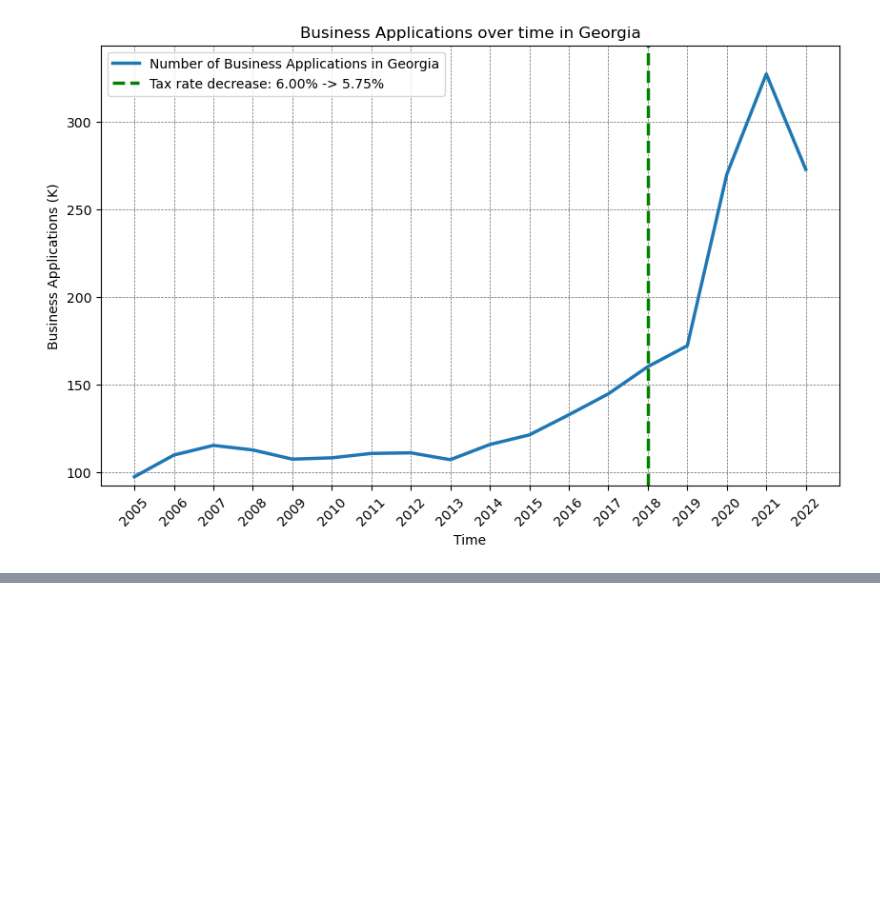
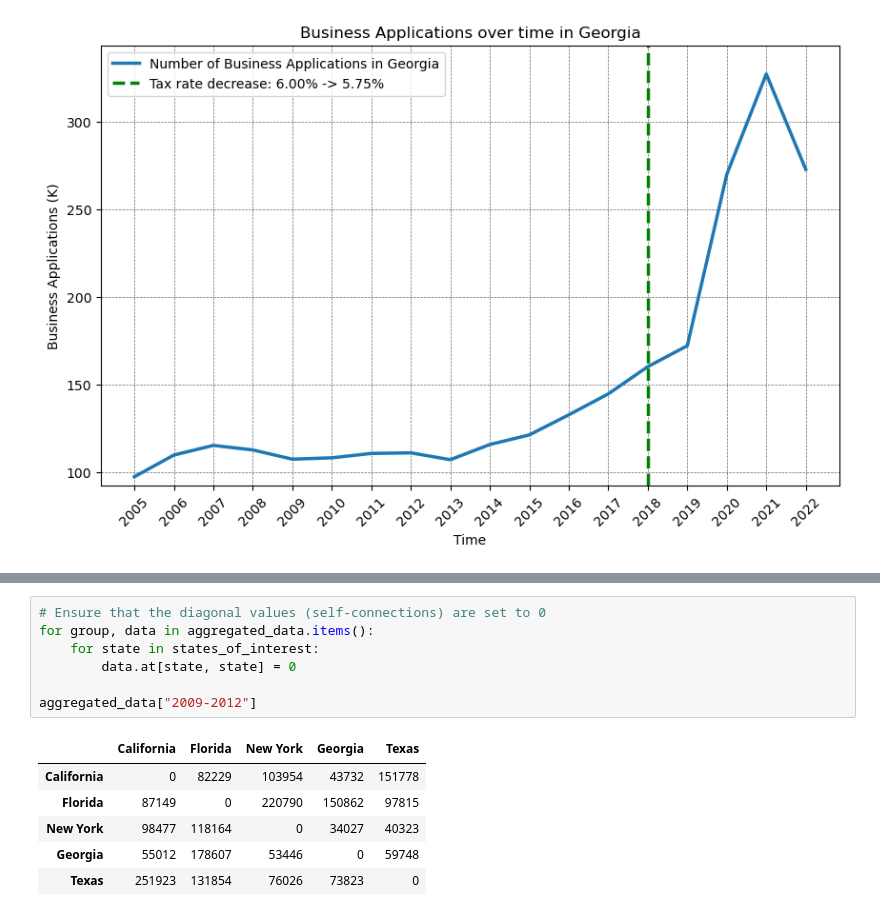
Before and after one commit to anoushkaberry15/data-analytics-project, a Jupyter notebook: Visualizations.ipynb, the cells around one changed output, grey strips where cells are left out. Drawn from its saved outputs; the diff is of its cells as text; blank space fills up the shorter version.

```diff
--- a/Visualizations.ipynb
+++ b/Visualizations.ipynb
@@ -455,0 +498,14 @@ plt.show()
+# %%
+# Ensure that the diagonal values (self-connections) are set to 0
+for group, data in aggregated_data.items():
+    for state in states_of_interest:
+        data.at[state, state] = 0
+
+aggregated_data["2009-2012"]
+# %% [output]
+|  | California | Florida | New York | Georgia | Texas |
+| California | 0 | 82229 | 103954 | 43732 | 151778 |
+| Florida | 87149 | 0 | 220790 | 150862 | 97815 |
+| New York | 98477 | 118164 | 0 | 34027 | 40323 |
+| Georgia | 55012 | 178607 | 53446 | 0 | 59748 |
+| Texas | 251923 | 131854 | 76026 | 73823 | 0 |
```
Also changed, not shown: parts of 6 cells of this notebook, 1 other file.
